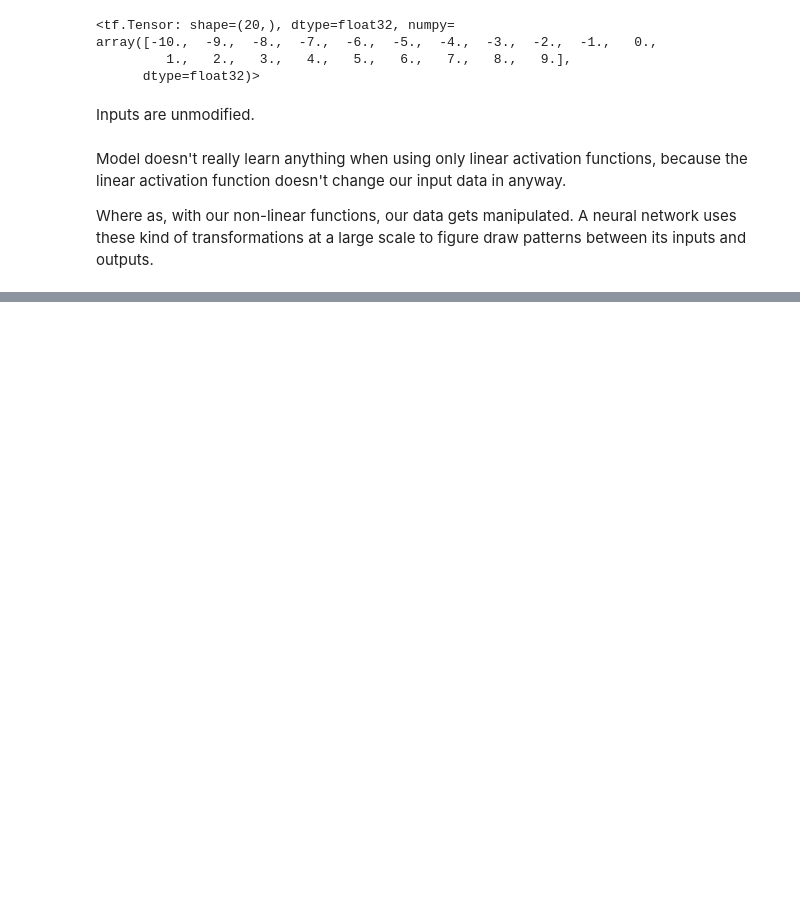
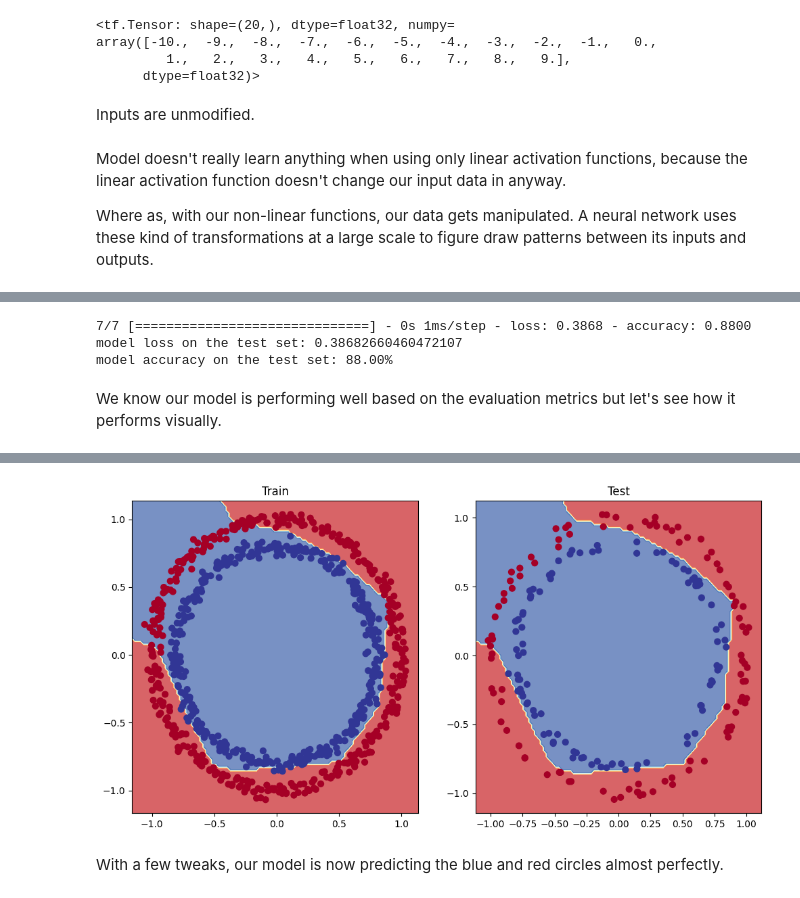
Before and after one commit to aykq/internship, a Jupyter notebook: tensorflow/neural network classification with tensorflow.ipynb, the cells around one changed output, grey strips where cells are left out. Cells and saved outputs as stored; diff of their text form; code cells hidden in the pictures; blank space fills up the shorter version.

```diff
--- a/tensorflow/neural network classification with tensorflow.ipynb
+++ b/tensorflow/neural network classification with tensorflow.ipynb
@@ -710,0 +725,8 @@ Where as, with our non-linear functions, our data gets manipulated. A neural net
+# %%
+# split data into train and test sets
+
+x_train, y_train = x[:800], y[:800]  # 80% of the data for the training set
+x_test, y_test = x[800:], y[800:]  # 20% of the data for test set
+
+# check the shapes of the data
+x_train.shape, x_test.shape
@@ -710,0 +737,21 @@ Where as, with our non-linear functions, our data gets manipulated. A neural net
+# %%
+tf.random.set_seed(42)
+
+# create the mode (same as model_7)
+model_8 = tf.keras.Sequential([
+    # hidden layer 1, activation='relu'
+    tf.keras.layers.Dense(4, activation='relu'),
+    tf.keras.layers.Dense(4, activation='relu'),
+    # output layer, using 'sigmoid' for output
+    tf.keras.layers.Dense(1, activation='sigmoid')
+])
+
+# sigmoid, binary classificationda kullanılıyor.
+# elimizdeki değerler 0 ve 1 arasında olduğu için sigmoid kullanıyoruz.
+
+model_8.compile(loss=tf.keras.losses.binary_crossentropy,
+                # increase learning rate from 0.001 to 0.01 for faster learning
+                optimizer=tf.keras.optimizers.Adam(learning_rate=0.01),
+                metrics=['accuracy'])
+
+history = model_8.fit(x_train, y_train, epochs=25)
@@ -710,0 +776,25 @@ Where as, with our non-linear functions, our data gets manipulated. A neural net
+# %%
+# evaluate our model
+loss, accuracy = model_8.evaluate(x_test, y_test)
+print(f"model loss on the test set: {loss}")
+print(f"model accuracy on the test set: {100*accuracy:.2f}%")
+
+# 98% accuracy for now
+# 0.0930 loss for now
+# %% [output]
+7/7 [==============================] - 0s 1ms/step - loss: 0.3868 - accuracy: 0.8800
+model loss on the test set: 0.38682660460472107
+model accuracy on the test set: 88.00%
+# %% [markdown]
+We know our model is performing well based on the evaluation metrics but let's see how it performs visually.
+# %%
+# plot the decision boundaries for the training and test sets
+plt.figure(figsize=(12, 6))
+plt.subplot(1, 2, 1)
+plt.title("Train")
+plot_decision_boundary(model_8, x=x_train, y=y_train)
+plt.subplot(1, 2, 2)
+plt.title("Test")
+plot_decision_boundary(model_8, x=x_test, y=y_test)
+plt.show()
+# %% [output]
@@ -710,0 +805,3 @@ Where as, with our non-linear functions, our data gets manipulated. A neural net
+[figure, added]
+# %% [markdown]
+With a few tweaks, our model is now predicting the blue and red circles almost perfectly.
```
Also changed, not shown: parts of 22 cells of this notebook.
